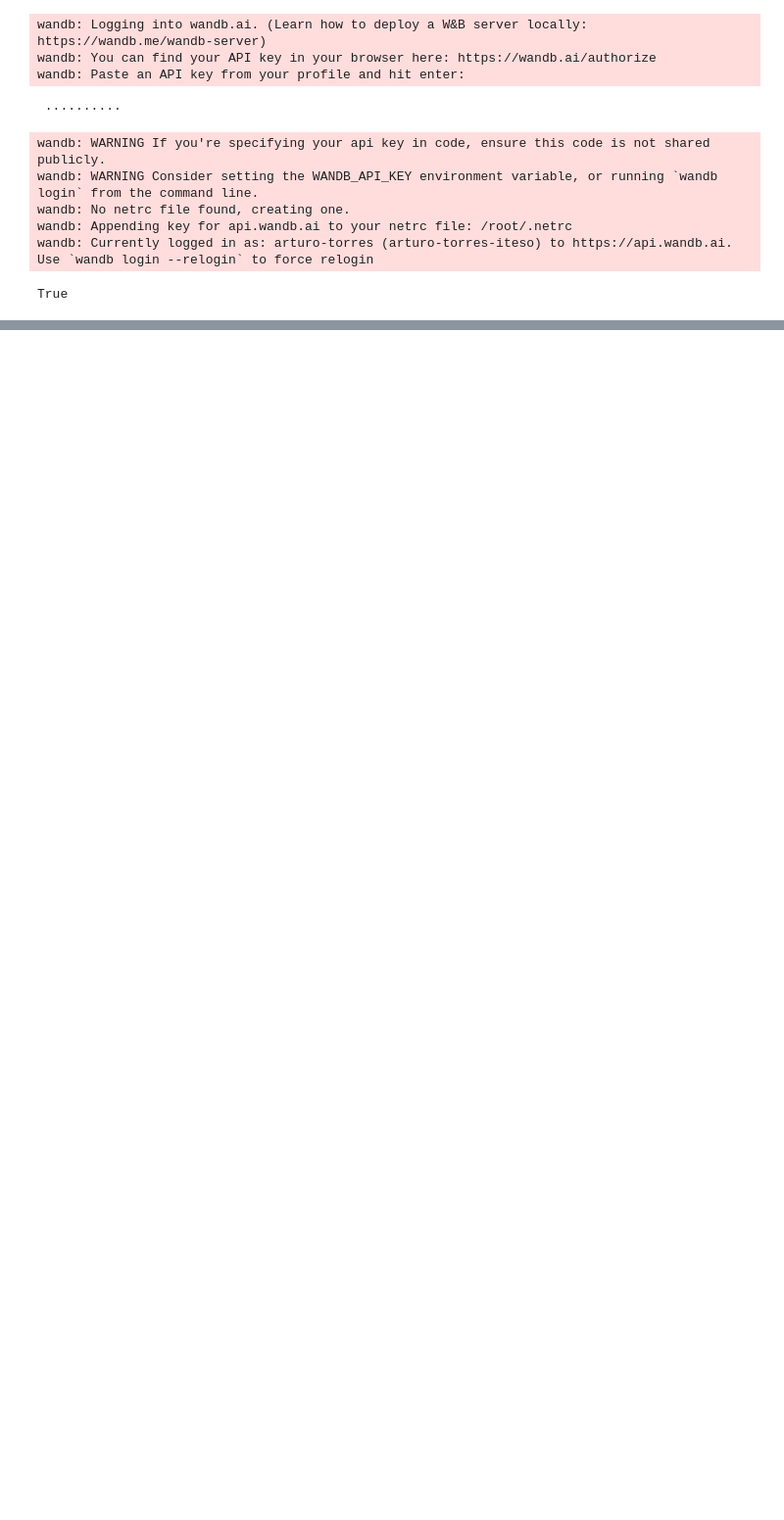
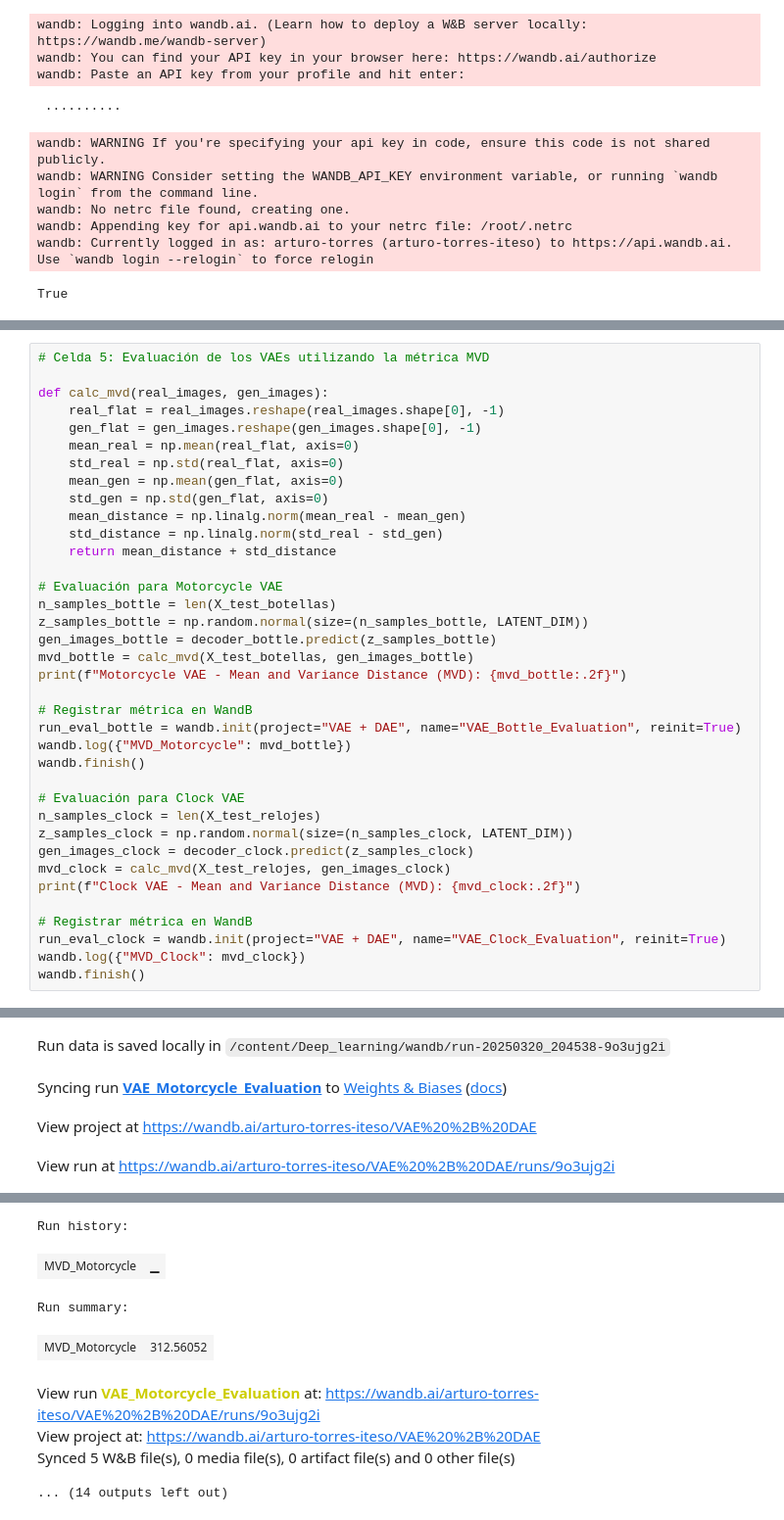
Before and after one commit to arturotowers/Deep_learning, a Jupyter notebook: Proyecto 1 - DAE + VAE/Notebooks/VAE.ipynb, the cells around one changed output, grey strips where cells are left out. Shown: that part at 98% size. Saved outputs shown, nothing was run; the diff lists cells and outputs as text; blank space fills up the shorter version.

```diff
--- a/Proyecto 1 - DAE + VAE/Notebooks/VAE.ipynb
+++ b/Proyecto 1 - DAE + VAE/Notebooks/VAE.ipynb
@@ -273,0 +300,38 @@ Epoch 2/100
+# %%
+# Celda 5: Evaluación de los VAEs utilizando la métrica MVD
+
+def calc_mvd(real_images, gen_images):
+    real_flat = real_images.reshape(real_images.shape[0], -1)
+    gen_flat = gen_images.reshape(gen_images.shape[0], -1)
+    mean_real = np.mean(real_flat, axis=0)
+    std_real = np.std(real_flat, axis=0)
+    mean_gen = np.mean(gen_flat, axis=0)
+    std_gen = np.std(gen_flat, axis=0)
+    mean_distance = np.linalg.norm(mean_real - mean_gen)
+    std_distance = np.linalg.norm(std_real - std_gen)
+    return mean_distance + std_distance
+
+# Evaluación para Motorcycle VAE
+n_samples_bottle = len(X_test_botellas)
+z_samples_bottle = np.random.normal(size=(n_samples_bottle, LATENT_DIM))
+gen_images_bottle = decoder_bottle.predict(z_samples_bottle)
+mvd_bottle = calc_mvd(X_test_botellas, gen_images_bottle)
+print(f"Motorcycle VAE - Mean and Variance Distance (MVD): {mvd_bottle:.2f}")
+
+# Registrar métrica en WandB
+run_eval_bottle = wandb.init(project="VAE + DAE", name="VAE_Bottle_Evaluation", reinit=True)
+wandb.log({"MVD_Motorcycle": mvd_bottle})
+wandb.finish()
+
+# Evaluación para Clock VAE
+n_samples_clock = len(X_test_relojes)
+z_samples_clock = np.random.normal(size=(n_samples_clock, LATENT_DIM))
+gen_images_clock = decoder_clock.predict(z_samples_clock)
+mvd_clock = calc_mvd(X_test_relojes, gen_images_clock)
+print(f"Clock VAE - Mean and Variance Distance (MVD): {mvd_clock:.2f}")
+
+# Registrar métrica en WandB
+run_eval_clock = wandb.init(project="VAE + DAE", name="VAE_Clock_Evaluation", reinit=True)
+wandb.log({"MVD_Clock": mvd_clock})
+wandb.finish()
+# %% [output]
@@ -273,0 +341,4 @@ Epoch 2/100
+Run data is saved locally in /content/Deep_learning/wandb/run-20250320_204538-9o3ujg2i
+Syncing run VAE_Motorcycle_Evaluation to Weights & Biases (docs)
+View project at https://wandb.ai/arturo-torres-iteso/VAE%20%2B%20DAE
+View run at https://wandb.ai/arturo-torres-iteso/VAE%20%2B%20DAE/runs/9o3ujg2i
@@ -273,0 +346,8 @@ Epoch 2/100
+Run history:
+| MVD_Motorcycle | ▁ |
+Run summary:
+| MVD_Motorcycle | 312.56052 |
+View run VAE_Motorcycle_Evaluation at: https://wandb.ai/arturo-torres-iteso/VAE%20%2B%20DAE/runs/9o3ujg2i
+View project at: https://wandb.ai/arturo-torres-iteso/VAE%20%2B%20DAE
+Synced 5 W&B file(s), 0 media file(s), 0 artifact file(s) and 0 other file(s)
+... (14 outputs left out)
```
Also changed, not shown: parts of 3 cells of this notebook.
